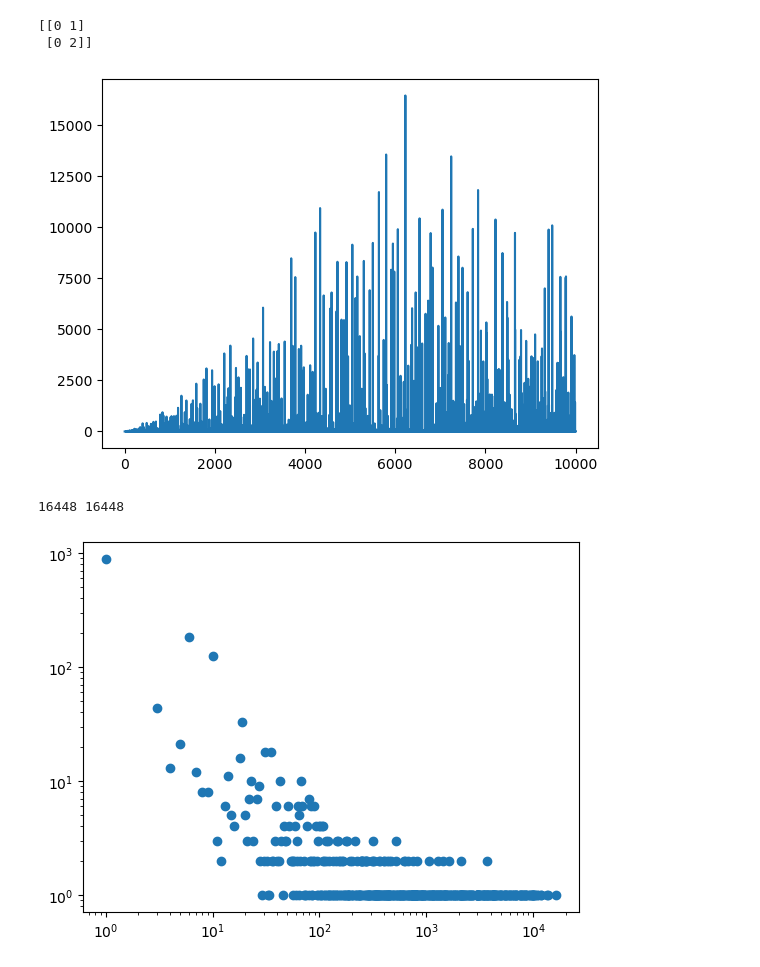
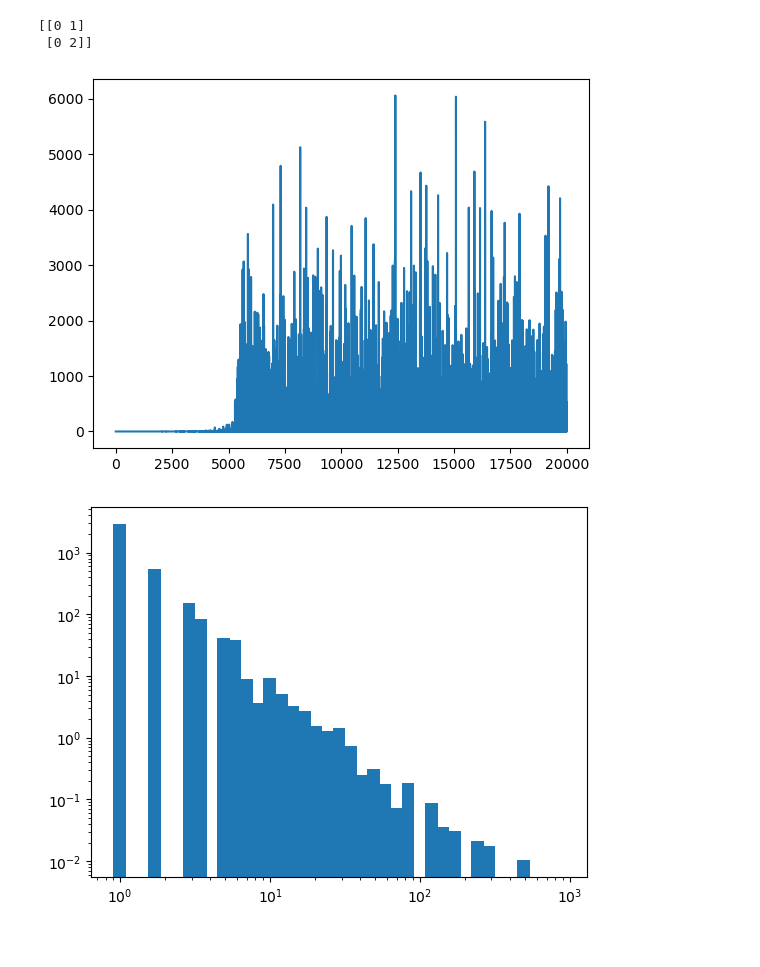
Before and after one commit to SSBNS/Complex_physics_SSBNS, a Jupyter notebook: Exercises.ipynb, the cells around one changed output. Cells and saved outputs as stored; diff of their text form; code cells hidden in the pictures.

```diff
--- a/Exercises.ipynb
+++ b/Exercises.ipynb
@@ -334,7 +334,7 @@ def sandpile(N,n_max):
      grid = np.zeros((N,N))
      grid = np.pad(grid,(1,1),constant_values=(0,0))
      avalanche_size = []
-
+     indecies = random.randint(1,N+1,size = (n_max,2))
      for k in range(n_max):
           if np.any(grid>=4):
                count = 0
@@ -342,25 +342,31 @@ def sandpile(N,n_max):
                     count = topple(grid,count)
                avalanche_size.append(count)
           else:
-               grid[int(N/2)+1,int(N/2)+1] += 1
                avalanche_size.append(0)
+          grid[indecies[k,0],indecies[k,1]] += 1
      return avalanche_size
 # %%
-n_max = 10000
+n_max = 2*10**4
 N = 50
 sizes = sandpile(N,n_max)
 # %%
 sizes = np.array(sizes)
 plt.plot(np.arange(len(sizes)),sizes)
 plt.show()
 
-sizes_range = np.arange(1,np.max(sizes)+1)
 sizes_bins = np.bincount(sizes)[1:]
-print(len(sizes_range),len(sizes_bins))
-plt.scatter(sizes_range,sizes_bins)
+bins = np.logspace(0,3,num=40)
+widths = (bins[1:]-bins[:-1])
+hist = np.histogram(sizes_bins,bins=bins)
+hist_norm = hist[0]/widths
+
+#sizes_range = np.arange(1,np.max(sizes)+1)
+
+#print(len(sizes_range),len(sizes_bins))
+# plt.scatter(sizes_range,sizes_bins)
+plt.bar(bins[:-1],hist_norm,widths)
 plt.loglog()
 plt.show()
 # %% [output]
-[figure, old version]
+[figure, new version]
-16448 16448
-[figure, old version]
+[figure, new version]
```
Also changed, not shown: parts of 17 cells of this notebook, 1 other file.
